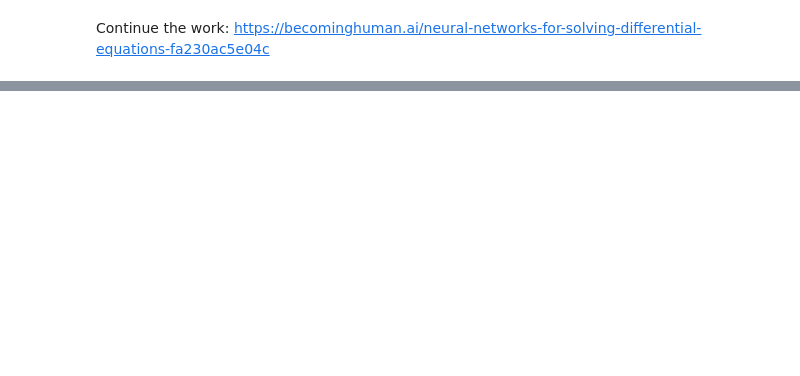
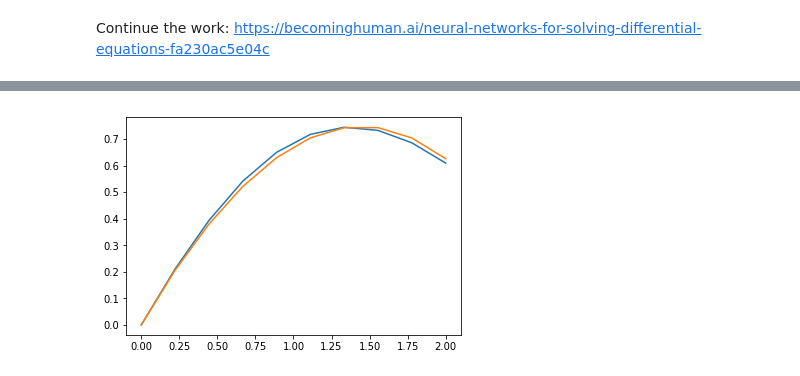
Before and after one commit to dongzhang84/Neural_Network_ODE_PDE, a Jupyter notebook: Neural-Networks-for-Differential-Equations_ODE2.ipynb, the cells around one changed output, grey strips where cells are left out. Cells and saved outputs as stored; diff of their text form; code cells hidden in the pictures; blank space fills up the shorter version.

```diff
--- a/Neural-Networks-for-Differential-Equations_ODE2.ipynb
+++ b/Neural-Networks-for-Differential-Equations_ODE2.ipynb
@@ -110,0 +111,83 @@ plt.show()
+# %%
+nx = 10
+dx = 1. / nx
+
+def f(x, psy, dpsy):
+    '''
+        d2(psy)/dx2 = f(x, dpsy/dx, psy)
+        This is f() function on the right
+    '''
+    return -1./5. * np.exp(-x/5.) * np.cos(x) - 1./5. * dpsy - psy
+
+
+def psy_analytic(x):
+    '''
+        Analytical solution of current problem
+    '''
+    return np.exp(-x/5.) * np.sin(x)
+
+
+x_space = np.linspace(0, 2, nx)
+y_space = psy_analytic(x_space)
+
+
+def sigmoid(x):
+    return 1. / (1. + np.exp(-x))
+
+def neural_network(W, x):
+    a1 = sigmoid(np.dot(x, W[0]))
+    return np.dot(a1, W[1])
+
+def neural_network_x(x):
+    a1 = sigmoid(np.dot(x, W[0]))
+    return np.dot(a1, W[1])
+
+def psy_trial(xi, net_out):
+    return xi + xi**2 * net_out
+
+psy_grad = grad(psy_trial)
+psy_grad2 = grad(psy_grad)
+
+
+def loss_function(W, x):
+    loss_sum = 0.
+
+    for xi in x:
+        net_out = neural_network(W, xi)[0][0]
+
+        net_out_d = grad(neural_network_x)(xi)
+        net_out_dd = grad(grad(neural_network_x))(xi)
+
+        psy_t = psy_trial(xi, net_out)
+
+        gradient_of_trial = psy_grad(xi, net_out)
+        second_gradient_of_trial = psy_grad2(xi, net_out)
+
+        func = f(xi, psy_t, gradient_of_trial) # right part function
+
+        err_sqr = (second_gradient_of_trial - func)**2
+        loss_sum += err_sqr
+
+    return loss_sum
+
+
+W = [npr.randn(1, 10), npr.randn(10, 1)]
+lmb = 0.001
+
+for i in range(50):
+    loss_grad =  grad(loss_function)(W, x_space)
+    if i%10 == 0: print(loss_grad)
+
+    W[0] = W[0] - lmb * loss_grad[0]
+    W[1] = W[1] - lmb * loss_grad[1]
+
+
+print(loss_function(W, x_space))
+res = [psy_trial(xi, neural_network(W, xi)[0][0]) for xi in x_space]
+
+
+plt.figure()
+plt.plot(x_space, y_space)
+plt.plot(x_space, res)
+plt.show()
+# %% [output]
@@ -110,0 +211 @@ plt.show()
+[figure, added]
```
Also changed, not shown: parts of 3 cells of this notebook, 2 other files.
